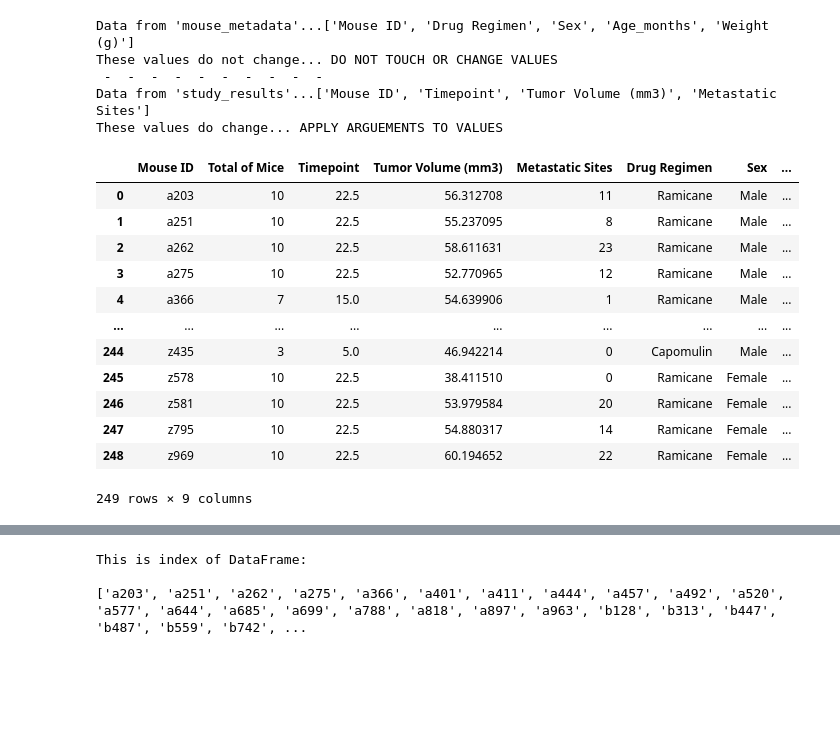
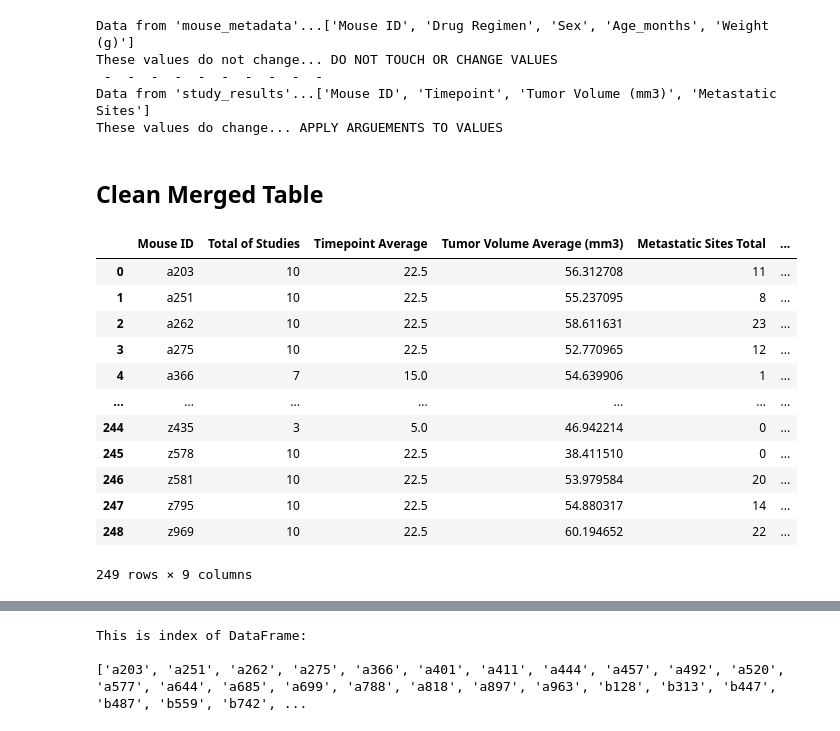
Before and after one commit to samuelroiz/Pymaceuticals_DA, a Jupyter notebook: Pymaceuticals_Code.ipynb, the cells around one changed output, grey strips where cells are left out. Drawn from its saved outputs; the diff is of its cells as text; code cells hidden in the pictures; blank space fills up the shorter version.

Commit message:
Code added. Cleaned up code to look clean.

```diff
--- a/Pymaceuticals_Code.ipynb
+++ b/Pymaceuticals_Code.ipynb
@@ -95,39 +103,46 @@ These values do not change... DO NOT TOUCH OR CHANGE VALUES
  -  -  -  -  -  -  -  -  -  -
 Data from 'study_results'...['Mouse ID', 'Timepoint', 'Tumor Volume (mm3)', 'Metastatic Sites']
 These values do change... APPLY ARGUEMENTS TO VALUES
+# %% [markdown]
+## Clean Merged Table
 # %%
 mice_agg = merge_df
 
 # Add Column to 'mice_count' since we need two 'Mouse ID'... one for count and the other is for index
 # Also... cannot have two same names... 'Mouse ID' and 'Mouse ID' cannot work together in '.agg' formula
 mice_agg.loc[:, "Total of Mice"] = merge_df["Mouse ID"]
 
 # Fource 'Mouse ID' as index and keep column of 'Total of Mice' while we count the amount of 'Total of Mices' by its 'Mouse ID'
 # if it has a same 'Mouse ID', it will count into that index...
 mice_agg = mice_agg.groupby(['Mouse ID'], as_index=False).agg({
-    'Total of Mice': 'count',
+    'Total of Studies': 'count',
     'Timepoint':'mean',
     'Tumor Volume (mm3)':'mean',
     'Metastatic Sites':'sum'})
 
 # Add Column to 'mice_count' since these are columns with values that cannot change
 mice_agg.loc[:, "Drug Regimen"] = merge_df["Drug Regimen"]
 mice_agg.loc[:, "Sex"] = merge_df["Sex"]
 mice_agg.loc[:, "Age (Months)"] = merge_df["Age_months"]
 mice_agg.loc[:, "Weight (g)"] = merge_df["Weight (g)"]
 
+# Convert 'Age' into 'Total Count'
+mice_agg = mice_agg.rename(columns={"Tumor Volume (mm3)": "Tumor Volume Average (mm3)"})
+mice_agg = mice_agg.rename(columns={"Timepoint": "Timepoint Average"})
+mice_agg = mice_agg.rename(columns={"Metastatic Sites": "Metastatic Sites Total"})
+
 mice_agg
 # %% [output]
-|  | Mouse ID | Total of Mice | Timepoint | Tumor Volume (mm3) | Metastatic Sites | Drug Regimen | Sex | ... |
-| 0 | a203 | 10 | 22.5 | 56.312708 | 11 | Ramicane | Male | ... |
-| 1 | a251 | 10 | 22.5 | 55.237095 | 8 | Ramicane | Male | ... |
-| 2 | a262 | 10 | 22.5 | 58.611631 | 23 | Ramicane | Male | ... |
-| 3 | a275 | 10 | 22.5 | 52.770965 | 12 | Ramicane | Male | ... |
-| 4 | a366 | 7 | 15.0 | 54.639906 | 1 | Ramicane | Male | ... |
-| ... | ... | ... | ... | ... | ... | ... | ... | ... |
-| 244 | z435 | 3 | 5.0 | 46.942214 | 0 | Capomulin | Male | ... |
-| 245 | z578 | 10 | 22.5 | 38.411510 | 0 | Ramicane | Female | ... |
-| 246 | z581 | 10 | 22.5 | 53.979584 | 20 | Ramicane | Female | ... |
-| 247 | z795 | 10 | 22.5 | 54.880317 | 14 | Ramicane | Female | ... |
-| 248 | z969 | 10 | 22.5 | 60.194652 | 22 | Ramicane | Female | ... |
+|  | Mouse ID | Total of Studies | Timepoint Average | Tumor Volume Average (mm3) | Metastatic Sites Total | ... |
+| 0 | a203 | 10 | 22.5 | 56.312708 | 11 | ... |
+| 1 | a251 | 10 | 22.5 | 55.237095 | 8 | ... |
+| 2 | a262 | 10 | 22.5 | 58.611631 | 23 | ... |
+| 3 | a275 | 10 | 22.5 | 52.770965 | 12 | ... |
+| 4 | a366 | 7 | 15.0 | 54.639906 | 1 | ... |
+| ... | ... | ... | ... | ... | ... | ... |
+| 244 | z435 | 3 | 5.0 | 46.942214 | 0 | ... |
+| 245 | z578 | 10 | 22.5 | 38.411510 | 0 | ... |
+| 246 | z581 | 10 | 22.5 | 53.979584 | 20 | ... |
+| 247 | z795 | 10 | 22.5 | 54.880317 | 14 | ... |
+| 248 | z969 | 10 | 22.5 | 60.194652 | 22 | ... |
 249 rows × 9 columns
```
Also changed, not shown: parts of 12 cells of this notebook.
